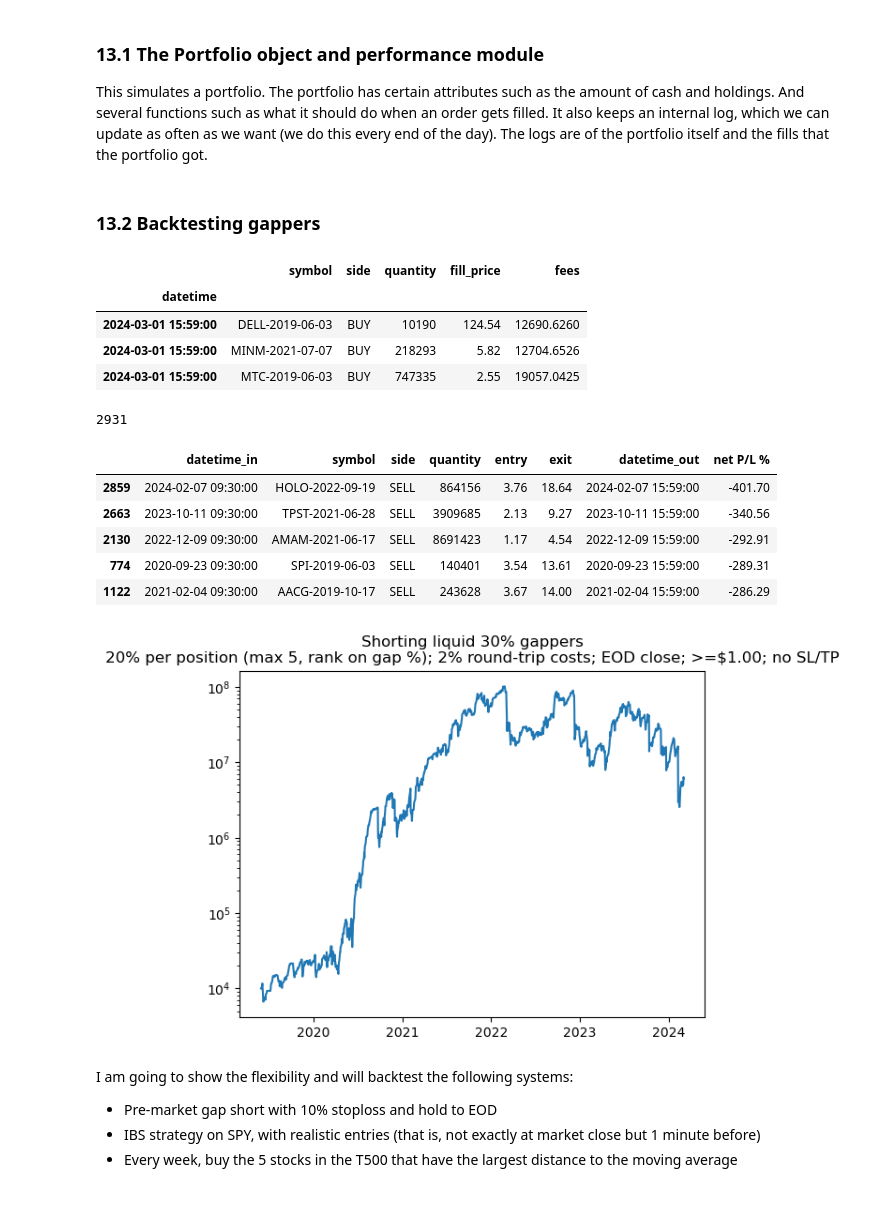
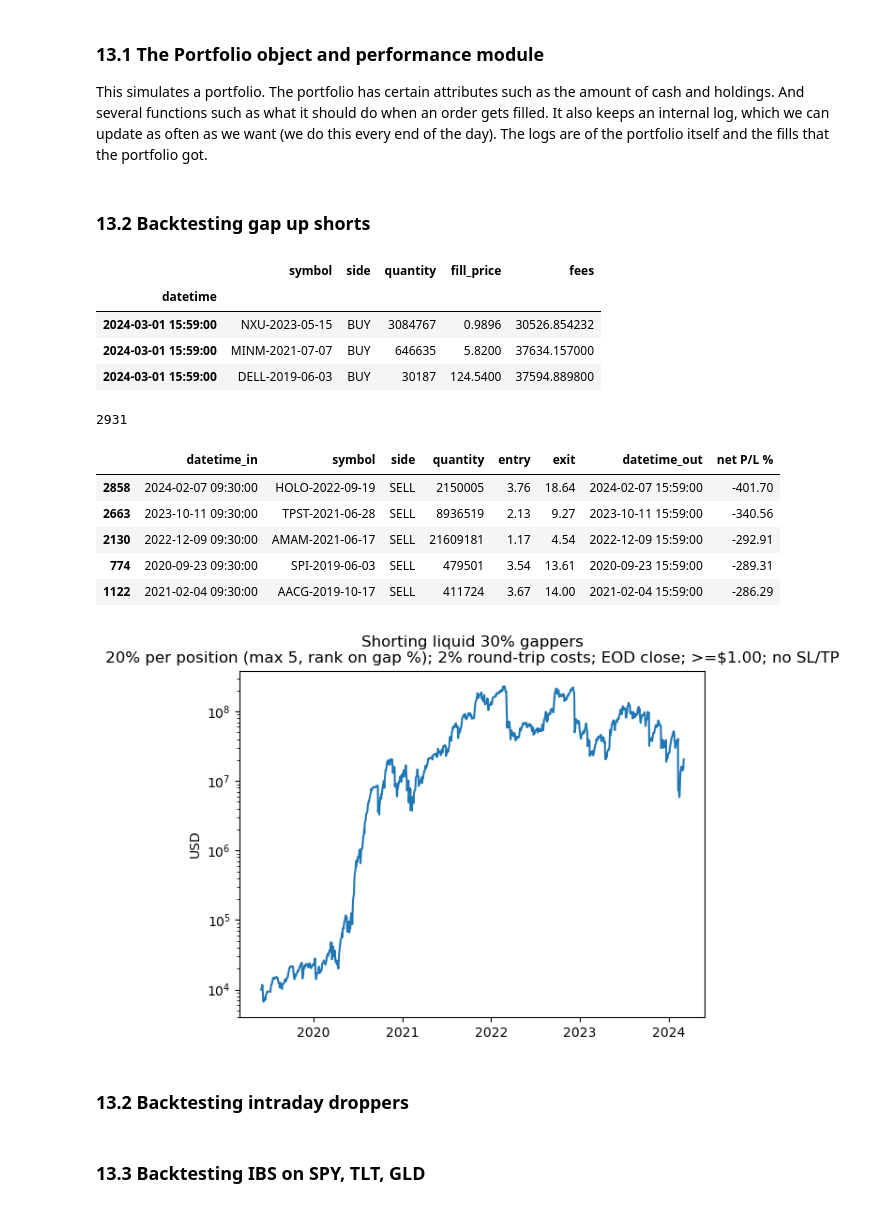
Before and after one commit to shinathan/polygon.io-stock-database, a Jupyter notebook: 13_backtester_loop.ipynb, the cells around one changed output. Saved outputs shown, nothing was run; the diff lists cells and outputs as text; code cells hidden in the pictures.

Commit message:
fixed bug in dividend adjustments, changed screener

```diff
--- a/13_backtester_loop.ipynb
+++ b/13_backtester_loop.ipynb
@@ -31,8 +33,8 @@ This simulates a portfolio. The portfolio has certain attributes such as the amo
 # %% [markdown]
-### 13.2 Backtesting gappers
+### 13.2 Backtesting gap up shorts
 # %%
 # Initialize historical scanner, portfolio and calendar
-with open("../data/output/dailyscreens/GAP_30PCT.json", "r") as f:
+with open("../output/screens/GAP_30PCT.json", "r") as f:
     G30 = json.load(f)
 
 data = {}
@@ -76,11 +78,11 @@ for day in get_market_dates(START_DATE, END_DATE):
         gap[gapper] = current_open / previous_close
 
     # Get the top gappers
-    sorted_gap = sorted(gap.items(), key=lambda x: x[1], reverse=True)
+    sorted_gap = dict(sorted(gap.items(), key=lambda x: x[1], reverse=True))
 
     # Market order with 20% of cash
     size = portfolio.current_cash * 0.2
-    for trade_no, gapper in enumerate(gappers_today):
+    for trade_no, gapper in enumerate(sorted_gap.keys()):
         current_open = data[gapper].loc[market_open_dt, "open"]
         quantity = int(size / current_open)
         portfolio.update_from_fill(
@@ -122,12 +124,11 @@ for day in get_market_dates(START_DATE, END_DATE):
                     })
 
     portfolio.append_portfolio_log(market_close_dt)
-    print(day)
 
 # END OF BACKTEST
 stats = pd.DataFrame(stats)
 stats.set_index("day", inplace=True)
-stats.to_excel("../data/output/gappers.xlsx")
+stats.to_excel("../output/gappers.xlsx")
 # %%
 from backtester.performance import fills_to_trades
 portfolio_log = portfolio.get_df_from_holdings_log()
@@ -139,9 +140,9 @@ fills_log.tail(3)
 # %% [output]
 |  | symbol | side | quantity | fill_price | fees |
 | datetime |  |  |  |  |  |
-| 2024-03-01 15:59:00 | DELL-2019-06-03 | BUY | 10190 | 124.54 | 12690.6260 |
-| 2024-03-01 15:59:00 | MINM-2021-07-07 | BUY | 218293 | 5.82 | 12704.6526 |
-| 2024-03-01 15:59:00 | MTC-2019-06-03 | BUY | 747335 | 2.55 | 19057.0425 |
+| 2024-03-01 15:59:00 | NXU-2023-05-15 | BUY | 3084767 | 0.9896 | 30526.854232 |
+| 2024-03-01 15:59:00 | MINM-2021-07-07 | BUY | 646635 | 5.8200 | 37634.157000 |
+| 2024-03-01 15:59:00 | DELL-2019-06-03 | BUY | 30187 | 124.5400 | 37594.889800 |
 # %%
 len(trade_log)
 # %% [output]
@@ -150,21 +151,21 @@ len(trade_log)
 trade_log[trade_log['net P/L %'] < -100].sort_values(by=['net P/L %']).head()
 # %% [output]
 |  | datetime_in | symbol | side | quantity | entry | exit | datetime_out | net P/L % |
-| 2859 | 2024-02-07 09:30:00 | HOLO-2022-09-19 | SELL | 864156 | 3.76 | 18.64 | 2024-02-07 15:59:00 | -401.70 |
-| 2663 | 2023-10-11 09:30:00 | TPST-2021-06-28 | SELL | 3909685 | 2.13 | 9.27 | 2023-10-11 15:59:00 | -340.56 |
-| 2130 | 2022-12-09 09:30:00 | AMAM-2021-06-17 | SELL | 8691423 | 1.17 | 4.54 | 2022-12-09 15:59:00 | -292.91 |
-| 774 | 2020-09-23 09:30:00 | SPI-2019-06-03 | SELL | 140401 | 3.54 | 13.61 | 2020-09-23 15:59:00 | -289.31 |
-| 1122 | 2021-02-04 09:30:00 | AACG-2019-10-17 | SELL | 243628 | 3.67 | 14.00 | 2021-02-04 15:59:00 | -286.29 |
+| 2858 | 2024-02-07 09:30:00 | HOLO-2022-09-19 | SELL | 2150005 | 3.76 | 18.64 | 2024-02-07 15:59:00 | -401.70 |
+| 2663 | 2023-10-11 09:30:00 | TPST-2021-06-28 | SELL | 8936519 | 2.13 | 9.27 | 2023-10-11 15:59:00 | -340.56 |
+| 2130 | 2022-12-09 09:30:00 | AMAM-2021-06-17 | SELL | 21609181 | 1.17 | 4.54 | 2022-12-09 15:59:00 | -292.91 |
+| 774 | 2020-09-23 09:30:00 | SPI-2019-06-03 | SELL | 479501 | 3.54 | 13.61 | 2020-09-23 15:59:00 | -289.31 |
+| 1122 | 2021-02-04 09:30:00 | AACG-2019-10-17 | SELL | 411724 | 3.67 | 14.00 | 2021-02-04 15:59:00 | -286.29 |
 # %%
 from matplotlib import pyplot as plt
 plt.plot(portfolio_log.index, portfolio_log.equity)
 plt.yscale("log")
+plt.ylabel('USD')
 plt.title('Shorting liquid 30% gappers\n20% per position (max 5, rank on gap %); 2% round-trip costs; EOD close; >=$1.00; no SL/TP')
 plt.show()
 # %% [output]
-[figure, old version]
+[figure, new version]
-# %% [markdown]
-I am going to show the flexibility and will backtest the following systems:
-* Pre-market gap short with 10% stoploss and hold to EOD
-* IBS strategy on SPY, with realistic entries (that is, not exactly at market close but 1 minute before)
-* Every week, buy the 5 stocks in the T500 that have the largest distance to the moving average
+# %% [markdown]
+### 13.2 Backtesting intraday droppers
+# %% [markdown]
+### 13.3 Backtesting IBS on SPY, TLT, GLD
```
Also changed, not shown: parts of 3 cells of this notebook, 6 other files.
